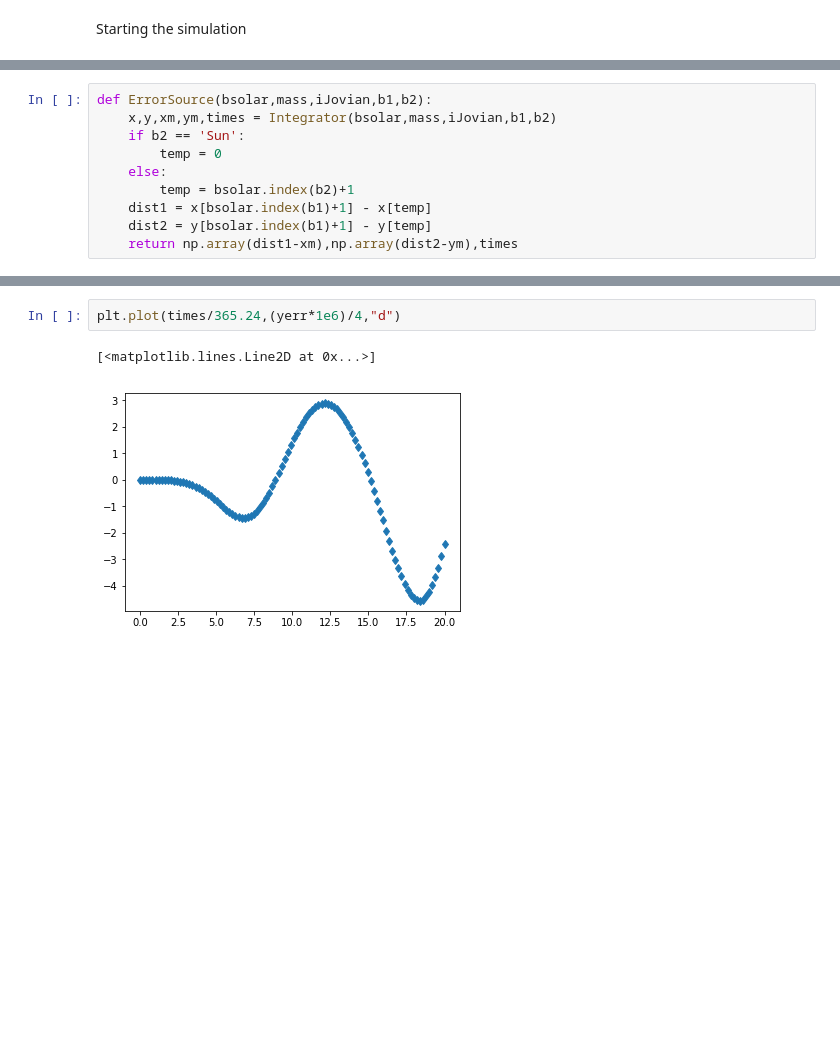
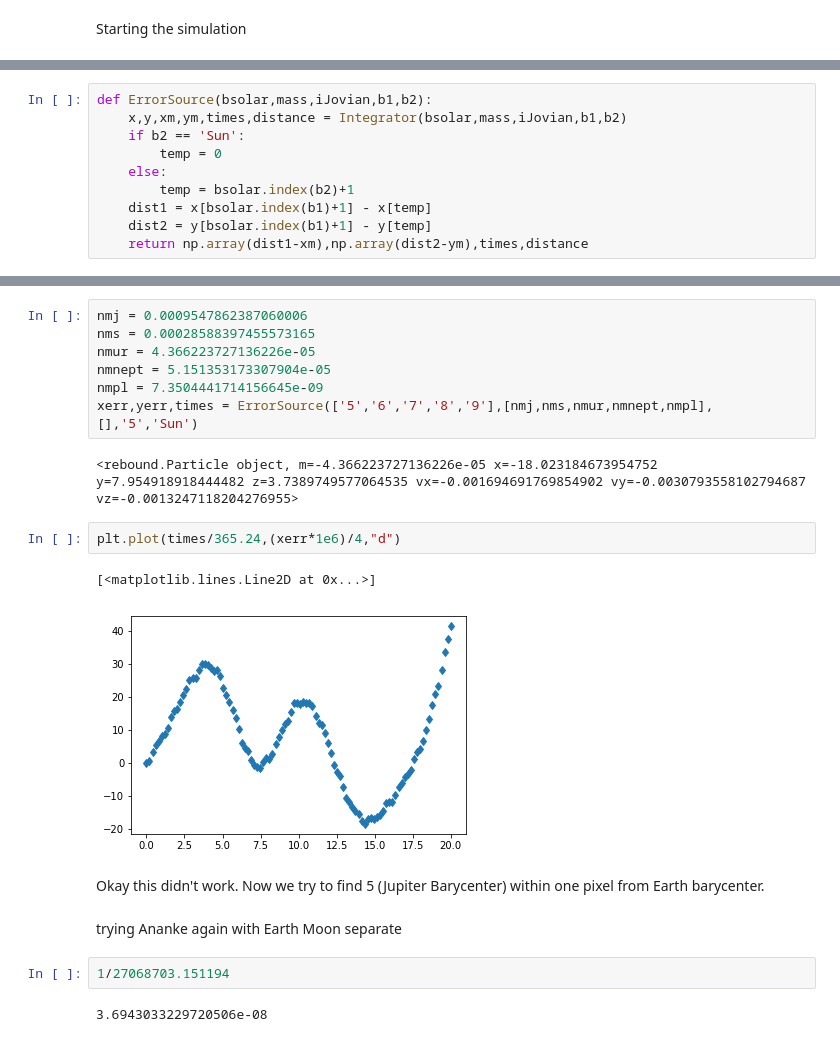
Before and after one commit to Alexandros101/Irregular-Satellites, a Jupyter notebook: SimulatingAnenke.ipynb, the cells around one changed output, grey strips where cells are left out. Saved outputs shown, nothing was run; the diff lists cells and outputs as text; blank space fills up the shorter version.

```diff
--- a/SimulatingAnenke.ipynb
+++ b/SimulatingAnenke.ipynb
@@ -100,0 +191,10 @@ Starting the simulation
+# %%
+def ErrorSource(bsolar,mass,iJovian,b1,b2):
+    x,y,xm,ym,times,distance = Integrator(bsolar,mass,iJovian,b1,b2)
+    if b2 == 'Sun':
+        temp = 0
+    else:
+        temp = bsolar.index(b2)+1
+    dist1 = x[bsolar.index(b1)+1] - x[temp]
+    dist2 = y[bsolar.index(b1)+1] - y[temp]
+    return np.array(dist1-xm),np.array(dist2-ym),times,distance
@@ -194,11 +222 @@ def Integrator(bsolar,msolar,iJovian,body1,body2):
-# %%
-def ErrorSource(bsolar,mass,iJovian,b1,b2):
-    x,y,xm,ym,times = Integrator(bsolar,mass,iJovian,b1,b2)
-    if b2 == 'Sun':
-        temp = 0
-    else:
-        temp = bsolar.index(b2)+1
-    dist1 = x[bsolar.index(b1)+1] - x[temp]
-    dist2 = y[bsolar.index(b1)+1] - y[temp]
-    return np.array(dist1-xm),np.array(dist2-ym),times
 # %%
@@ -221,5 +323,22 @@ plt.plot(times/365.24,(xerr*1e6)/4,"d")
+# %%
+nmj = 0.0009547862387060006
+nms = 0.00028588397455573165
+nmur = 4.366223727136226e-05
+nmnept = 5.151353173307904e-05
+nmpl = 7.3504441714156645e-09
+xerr,yerr,times = ErrorSource(['5','6','7','8','9'],[nmj,nms,nmur,nmnept,nmpl],[],'5','Sun')
+# %% [output]
+<rebound.Particle object, m=-4.366223727136226e-05 x=-18.023184673954752 y=7.954918918444482 z=3.7389749577064535 vx=-0.001694691769854902 vy=-0.0030793558102794687 vz=-0.0013247118204276955>
 # %%
-plt.plot(times/365.24,(yerr*1e6)/4,"d")
+plt.plot(times/365.24,(xerr*1e6)/4,"d")
 # %% [output]
 [<matplotlib.lines.Line2D at 0x...>]
-[figure, old version]
+[figure, new version]
+# %% [markdown]
+Okay this didn't work. Now we try to find 5 (Jupiter Barycenter) within one pixel from Earth barycenter.
+# %% [markdown]
+trying Ananke again with Earth Moon separate
+# %%
+1/27068703.151194
+# %% [output]
+3.6943033229720506e-08
```
Also changed, not shown: parts of 26 cells of this notebook.
